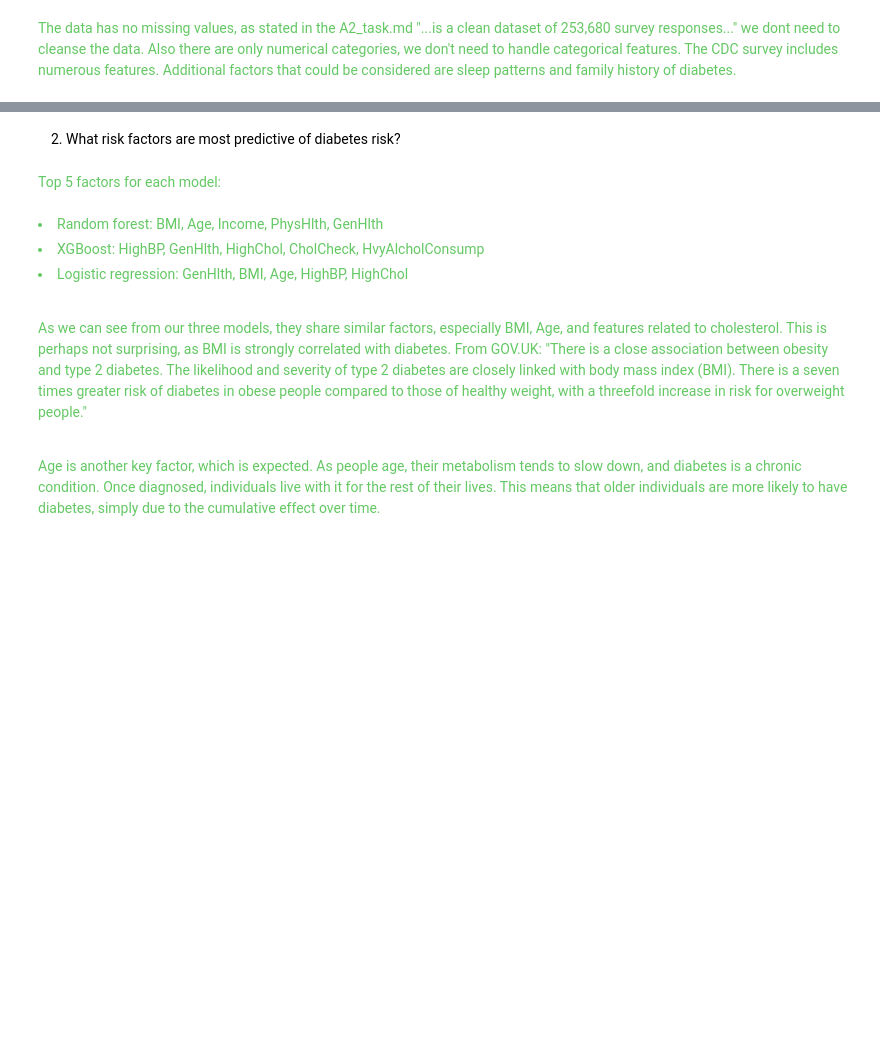
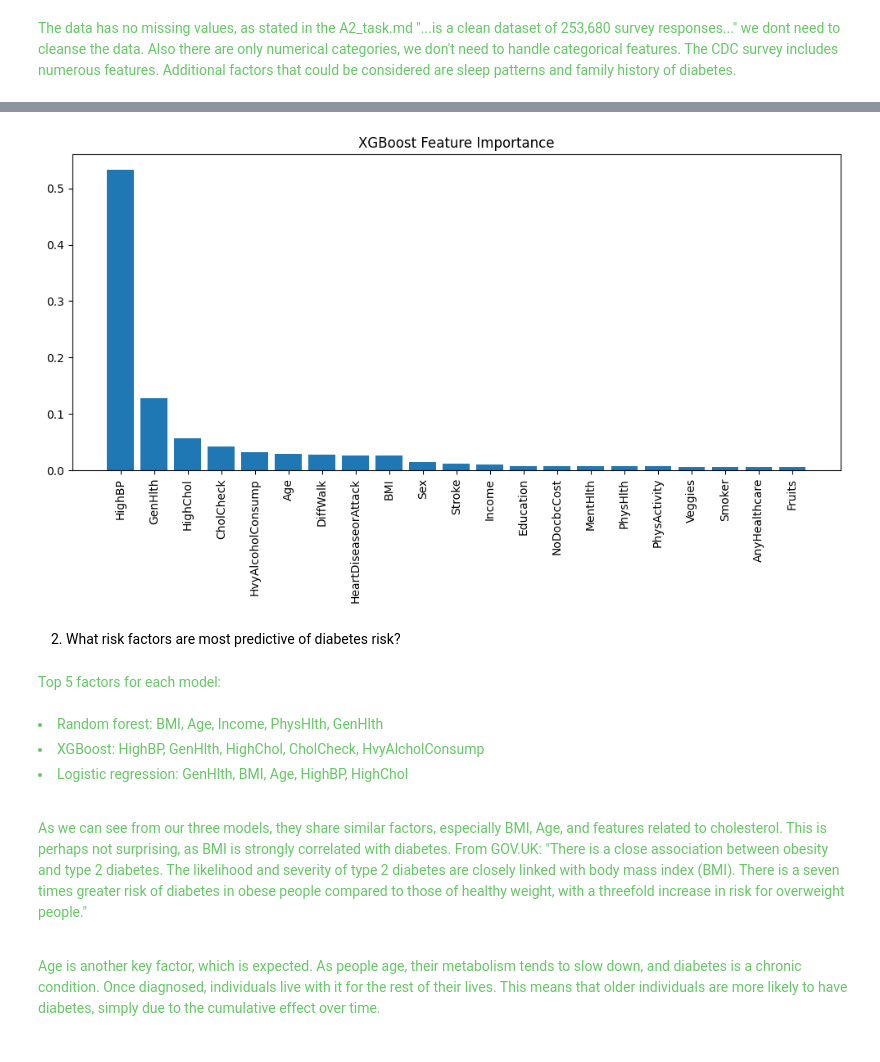
Before and after one commit to VegardMytting/IE500618-Machine-Learning, a Jupyter notebook: Assignment 2 - Diabetes Classification/A2.ipynb, the cells around one changed output, grey strips where cells are left out. Saved outputs shown, nothing was run; the diff lists cells and outputs as text; code cells hidden in the pictures; blank space fills up the shorter version.

```diff
--- a/Assignment 2 - Diabetes Classification/A2.ipynb
+++ b/Assignment 2 - Diabetes Classification/A2.ipynb
@@ -145,3 +206,15 @@ plt.show()
+# %%
+importances_xgb = xgb.feature_importances_
+indices_xgb = np.argsort(importances_xgb)[::-1]
+
+plt.figure(figsize=(10,6))
+plt.title('XGBoost Feature Importance')
+plt.bar(range(x_train.shape[1]), importances_xgb[indices_xgb], align='center')
+plt.xticks(range(x_train.shape[1]), x.columns[indices_xgb], rotation=90)
+plt.tight_layout()
+plt.show()
+# %% [output]
+[figure, added]
 # %% [markdown]
 2) What risk factors are most predictive of diabetes risk?
 # %% [markdown]
```
Also changed, not shown: parts of 20 cells of this notebook.
